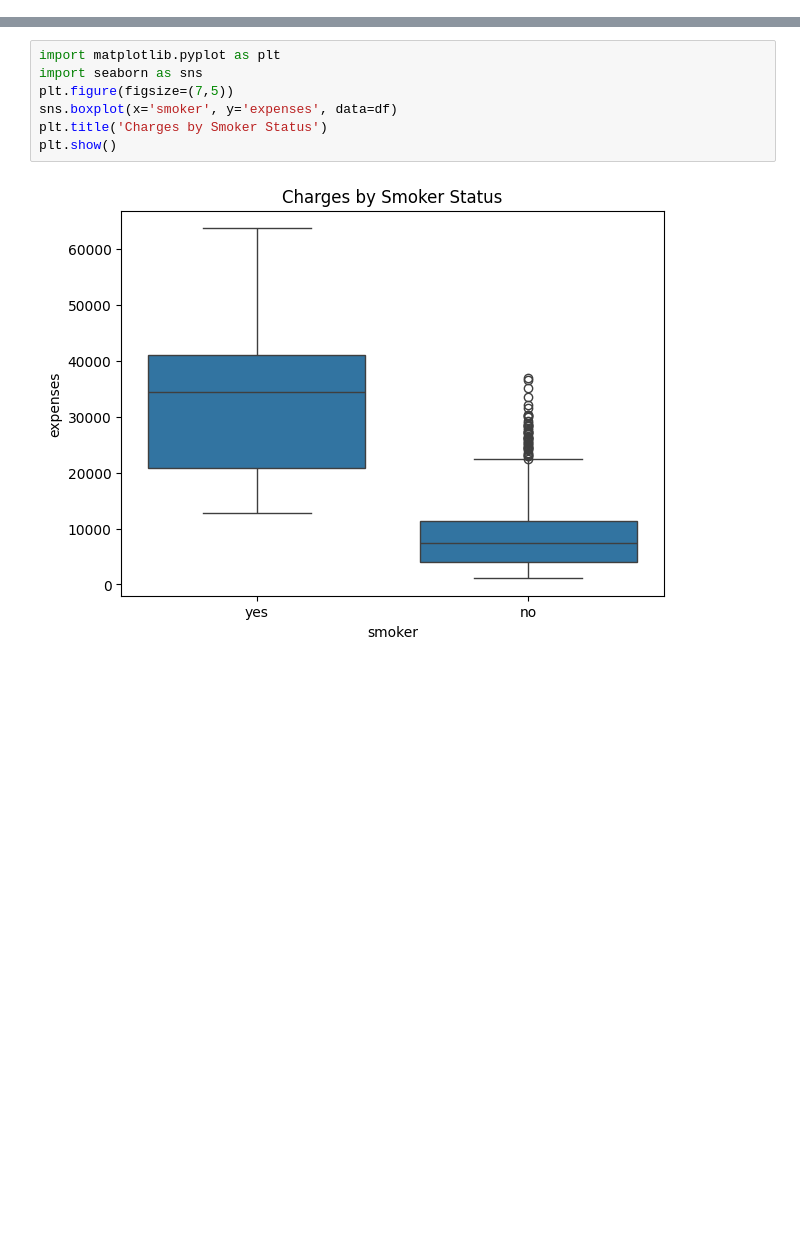
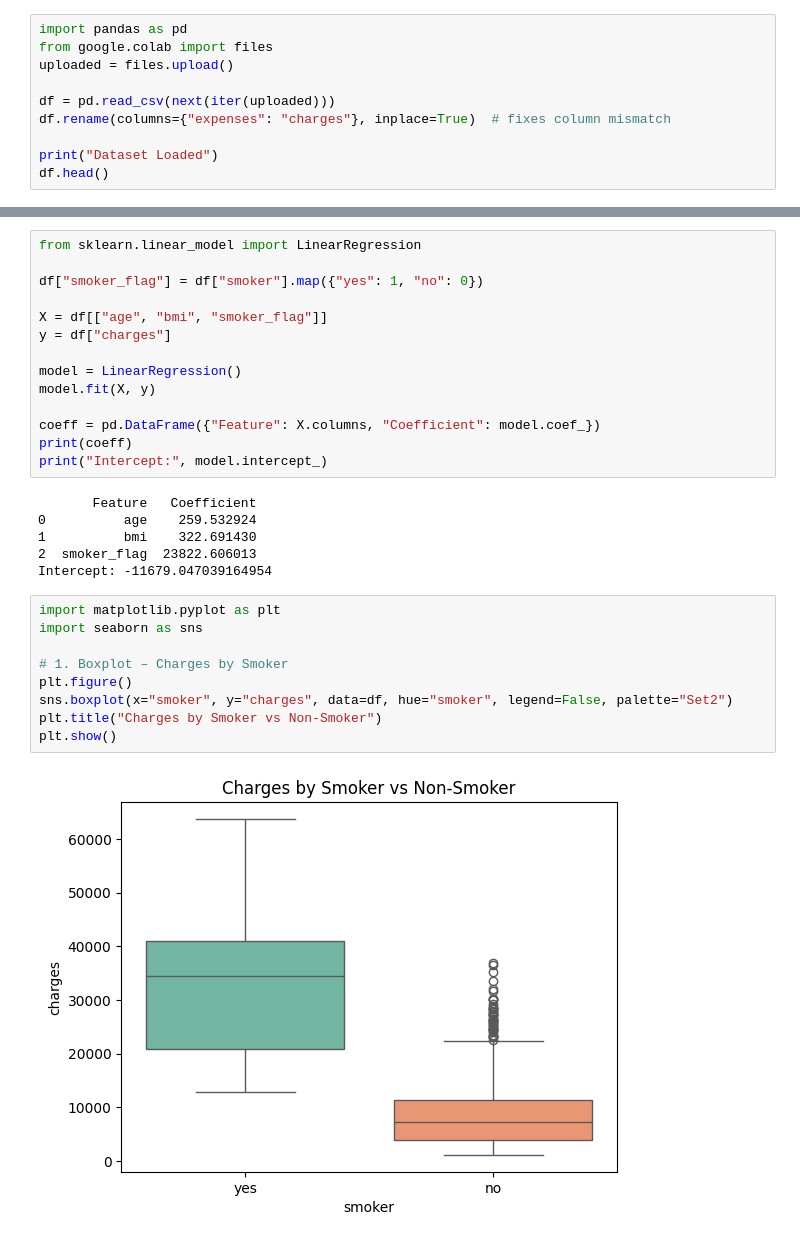
Before and after one commit to Bhakti1106/Healthcare-Cost-Analysis, a Jupyter notebook: bhakthi.ipynb, the cells around one changed output, grey strips where cells are left out. Saved outputs shown, nothing was run; the diff lists cells and outputs as text; blank space fills up the shorter version.

```diff
--- a/bhakthi.ipynb
+++ b/bhakthi.ipynb
@@ -136,0 +3,10 @@ yes       274  32050.23  34456.35  11541.55
+# %%
+import pandas as pd
+from google.colab import files
+uploaded = files.upload()
+
+df = pd.read_csv(next(iter(uploaded)))
+df.rename(columns={"expenses": "charges"}, inplace=True)  # fixes column mismatch
+
+print("Dataset Loaded")
+df.head()
@@ -137,10 +70,32 @@ yes       274  32050.23  34456.35  11541.55
+# %%
+from sklearn.linear_model import LinearRegression
+
+df["smoker_flag"] = df["smoker"].map({"yes": 1, "no": 0})
+
+X = df[["age", "bmi", "smoker_flag"]]
+y = df["charges"]
+
+model = LinearRegression()
+model.fit(X, y)
+
+coeff = pd.DataFrame({"Feature": X.columns, "Coefficient": model.coef_})
+print(coeff)
+print("Intercept:", model.intercept_)
+# %% [output]
+       Feature   Coefficient
+0          age    259.532924
+1          bmi    322.691430
+2  smoker_flag  23822.606013
+Intercept: -11679.047039164954
 # %%
 import matplotlib.pyplot as plt
 import seaborn as sns
-plt.figure(figsize=(7,5))
-sns.boxplot(x='smoker', y='expenses', data=df)
-plt.title('Charges by Smoker Status')
+
+# 1. Boxplot – Charges by Smoker
+plt.figure()
+sns.boxplot(x="smoker", y="charges", data=df, hue="smoker", legend=False, palette="Set2")
+plt.title("Charges by Smoker vs Non-Smoker")
 plt.show()
 # %% [output]
-[figure, old version]
+[figure, new version]
 # %%
```
Also changed, not shown: parts of 22 cells of this notebook.
